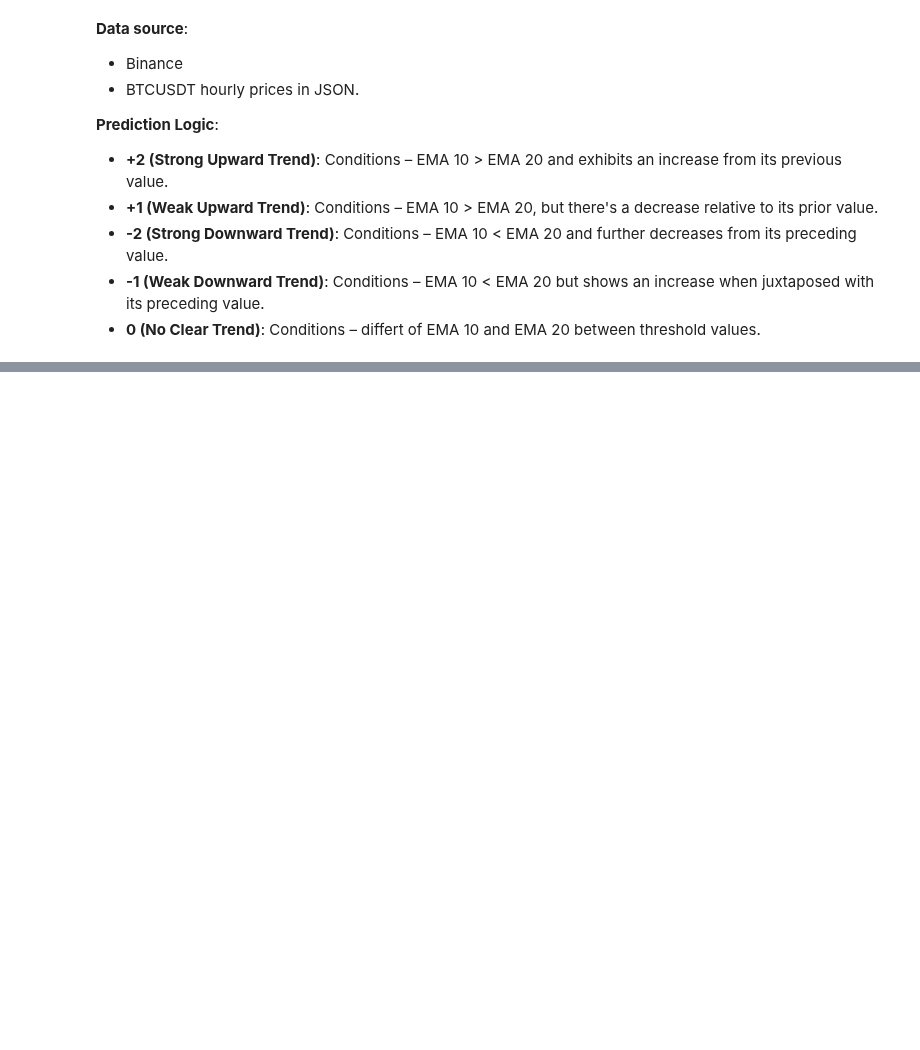
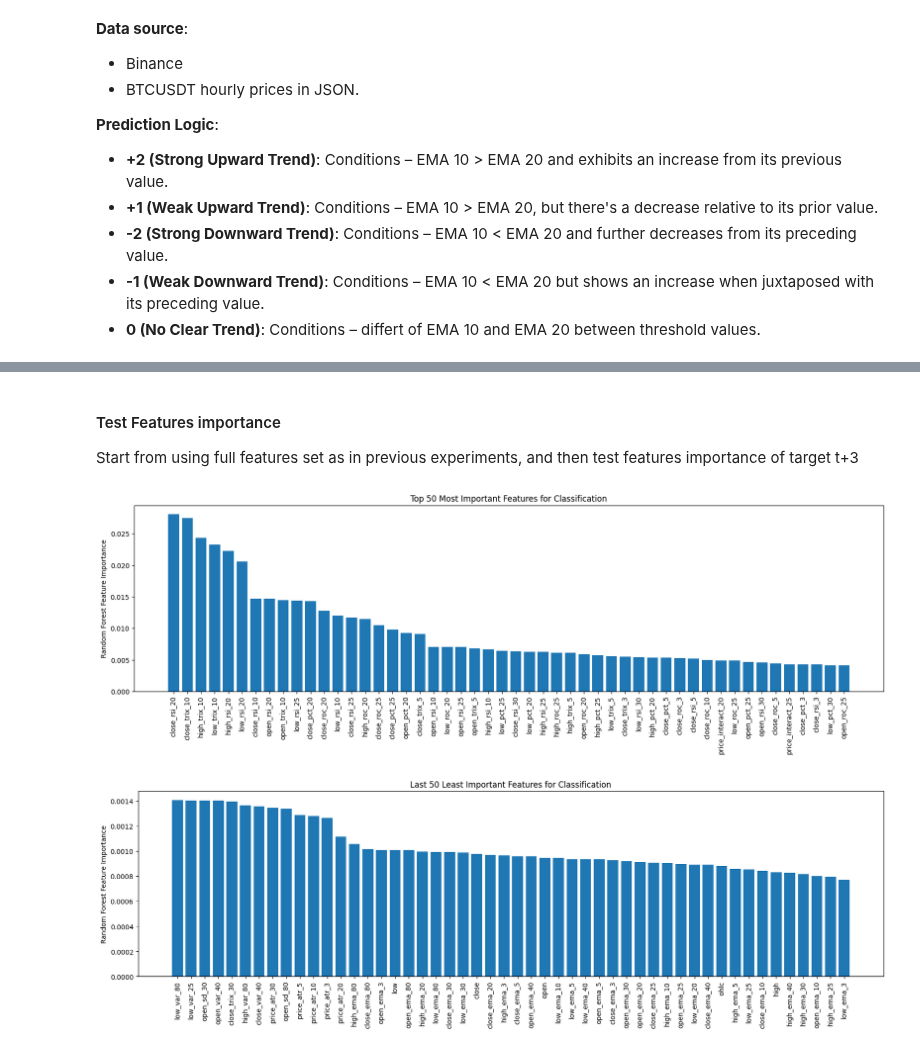
Before and after one commit to natapone/btc_live_price_prediction, a Jupyter notebook: 04_deep_learning_model.ipynb, the cells around one changed output, grey strips where cells are left out. Cells and saved outputs as stored; diff of their text form; code cells hidden in the pictures; blank space fills up the shorter version.

```diff
--- a/04_deep_learning_model.ipynb
+++ b/04_deep_learning_model.ipynb
@@ -22,0 +199,4 @@ Building on these findings, this experiment aims to delve deeper. We will be int
+# %% [markdown]
+#### Test Features importance
+
+Start from using full features set as in previous experiments, and then test features importance of target t+3
@@ -22,0 +227,32 @@ Building on these findings, this experiment aims to delve deeper. We will be int
+# %%
+import matplotlib.pyplot as plt
+
+importances = model.feature_importances_
+sorted_idx = importances.argsort()[::-1]  # Reverse the sorting order
+
+# Get top features
+top_indices = sorted_idx[:50]
+top_importances = importances[top_indices]
+top_features_classification = X.columns[top_indices]
+
+plt.figure(figsize=(20, 5))
+plt.bar(top_features_classification, top_importances)
+plt.ylabel("Random Forest Feature Importance")
+plt.title("Top 50 Most Important Features for Classification")
+plt.xticks(rotation=90)  # Rotate feature names for clarity
+plt.show()
+
+# Get last 50 features
+last_indices = sorted_idx[-50:]
+last_importances = importances[last_indices]
+last_features_classification = X.columns[last_indices]
+
+plt.figure(figsize=(20, 5))
+plt.bar(last_features_classification, last_importances)
+plt.ylabel("Random Forest Feature Importance")
+plt.title("Last 50 Least Important Features for Classification")
+plt.xticks(rotation=90)  # Rotate feature names for clarity
+plt.show()
+# %% [output]
+[figure, added]
+[figure, added]
```
Also changed, not shown: parts of 21 cells of this notebook.
